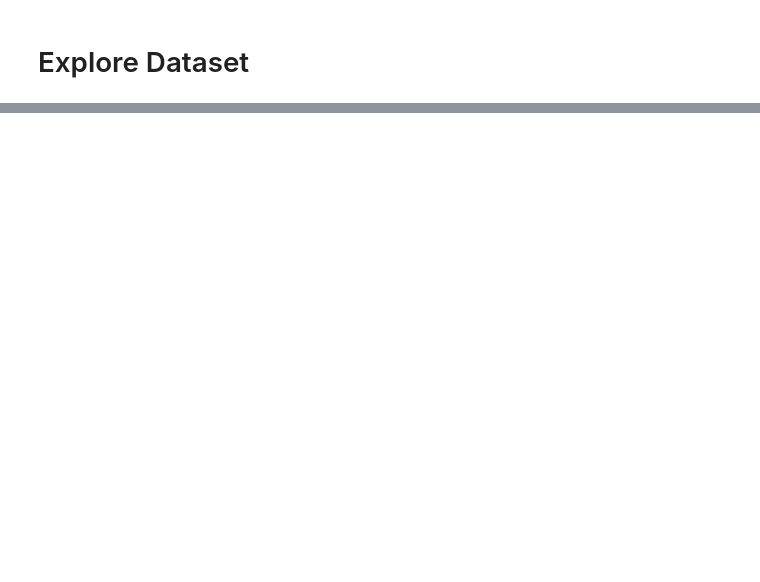
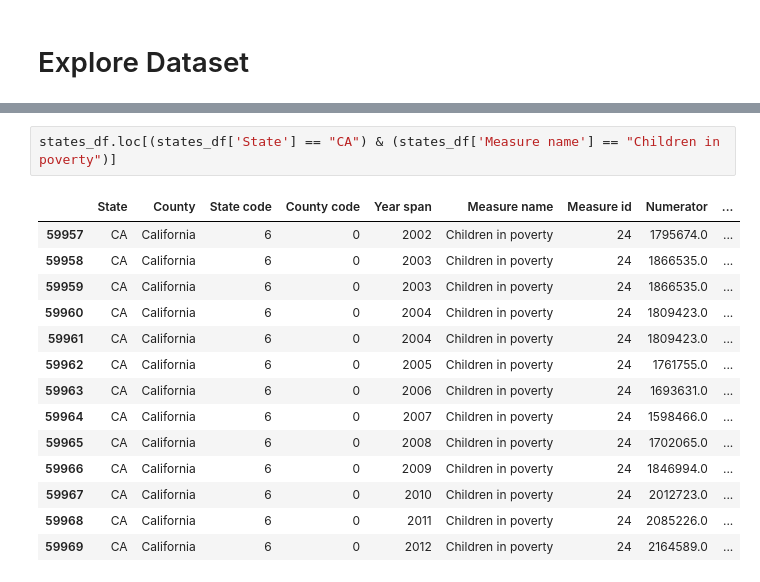
Before and after one commit to spicyyramen/US-county-health-rankings, a Jupyter notebook: exploratory_analysis.ipynb, the cells around one changed output, grey strips where cells are left out. Cells and saved outputs as stored; diff of their text form; blank space fills up the shorter version.

```diff
--- a/exploratory_analysis.ipynb
+++ b/exploratory_analysis.ipynb
@@ -92,0 +106,17 @@ g.set_title("Violent Crime Rate Over Time - California");
+# %%
+states_df.loc[(states_df['State'] == "CA") & (states_df['Measure name'] == "Children in poverty")]
+# %% [output]
+|  | State | County | State code | County code | Year span | Measure name | Measure id | Numerator | ... |
+| 59957 | CA | California | 6 | 0 | 2002 | Children in poverty | 24 | 1795674.0 | ... |
+| 59958 | CA | California | 6 | 0 | 2003 | Children in poverty | 24 | 1866535.0 | ... |
+| 59959 | CA | California | 6 | 0 | 2003 | Children in poverty | 24 | 1866535.0 | ... |
+| 59960 | CA | California | 6 | 0 | 2004 | Children in poverty | 24 | 1809423.0 | ... |
+| 59961 | CA | California | 6 | 0 | 2004 | Children in poverty | 24 | 1809423.0 | ... |
+| 59962 | CA | California | 6 | 0 | 2005 | Children in poverty | 24 | 1761755.0 | ... |
+| 59963 | CA | California | 6 | 0 | 2006 | Children in poverty | 24 | 1693631.0 | ... |
+| 59964 | CA | California | 6 | 0 | 2007 | Children in poverty | 24 | 1598466.0 | ... |
+| 59965 | CA | California | 6 | 0 | 2008 | Children in poverty | 24 | 1702065.0 | ... |
+| 59966 | CA | California | 6 | 0 | 2009 | Children in poverty | 24 | 1846994.0 | ... |
+| 59967 | CA | California | 6 | 0 | 2010 | Children in poverty | 24 | 2012723.0 | ... |
+| 59968 | CA | California | 6 | 0 | 2011 | Children in poverty | 24 | 2085226.0 | ... |
+| 59969 | CA | California | 6 | 0 | 2012 | Children in poverty | 24 | 2164589.0 | ... |
```
Also changed, not shown: parts of 25 cells of this notebook.
